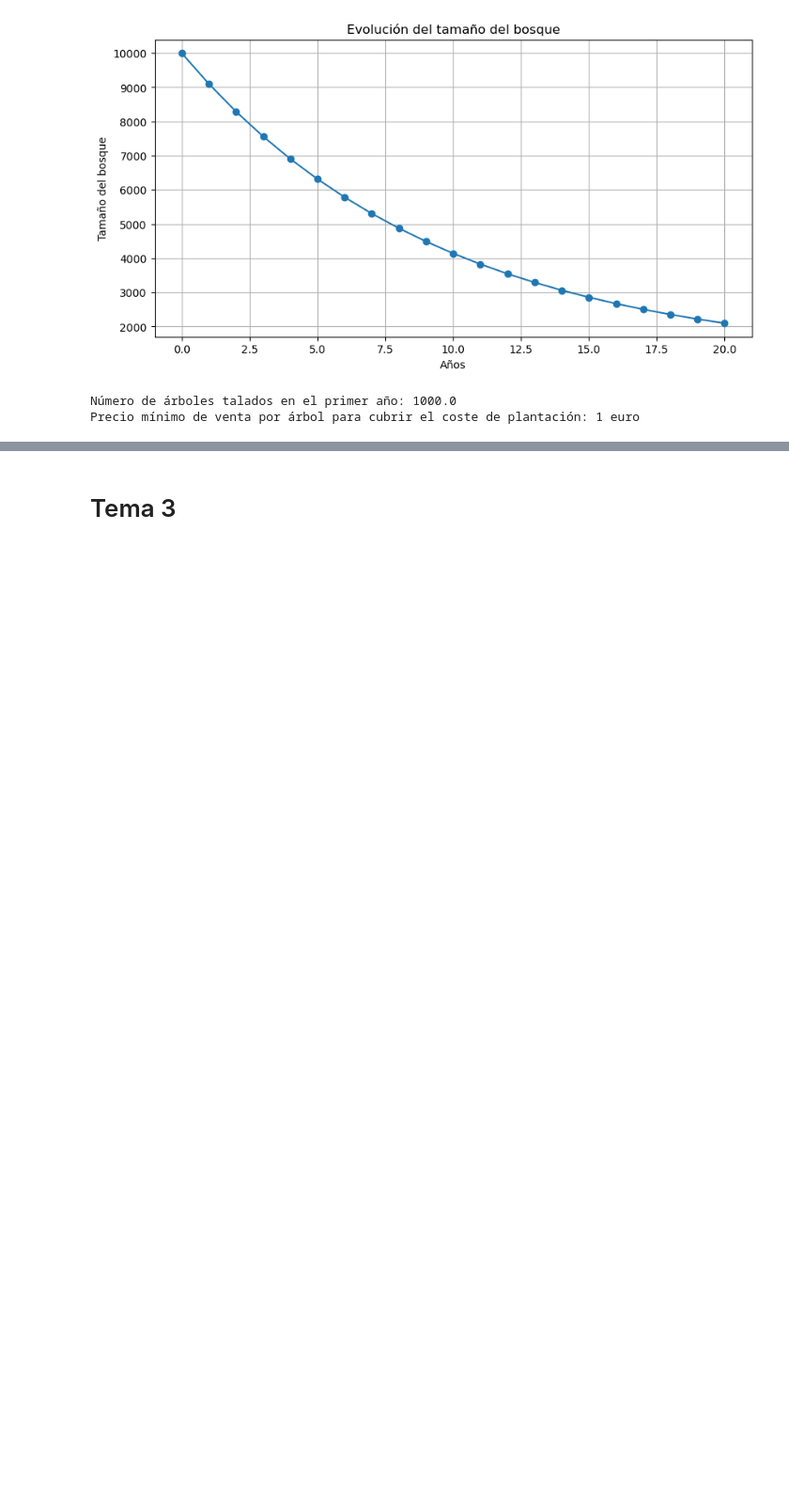
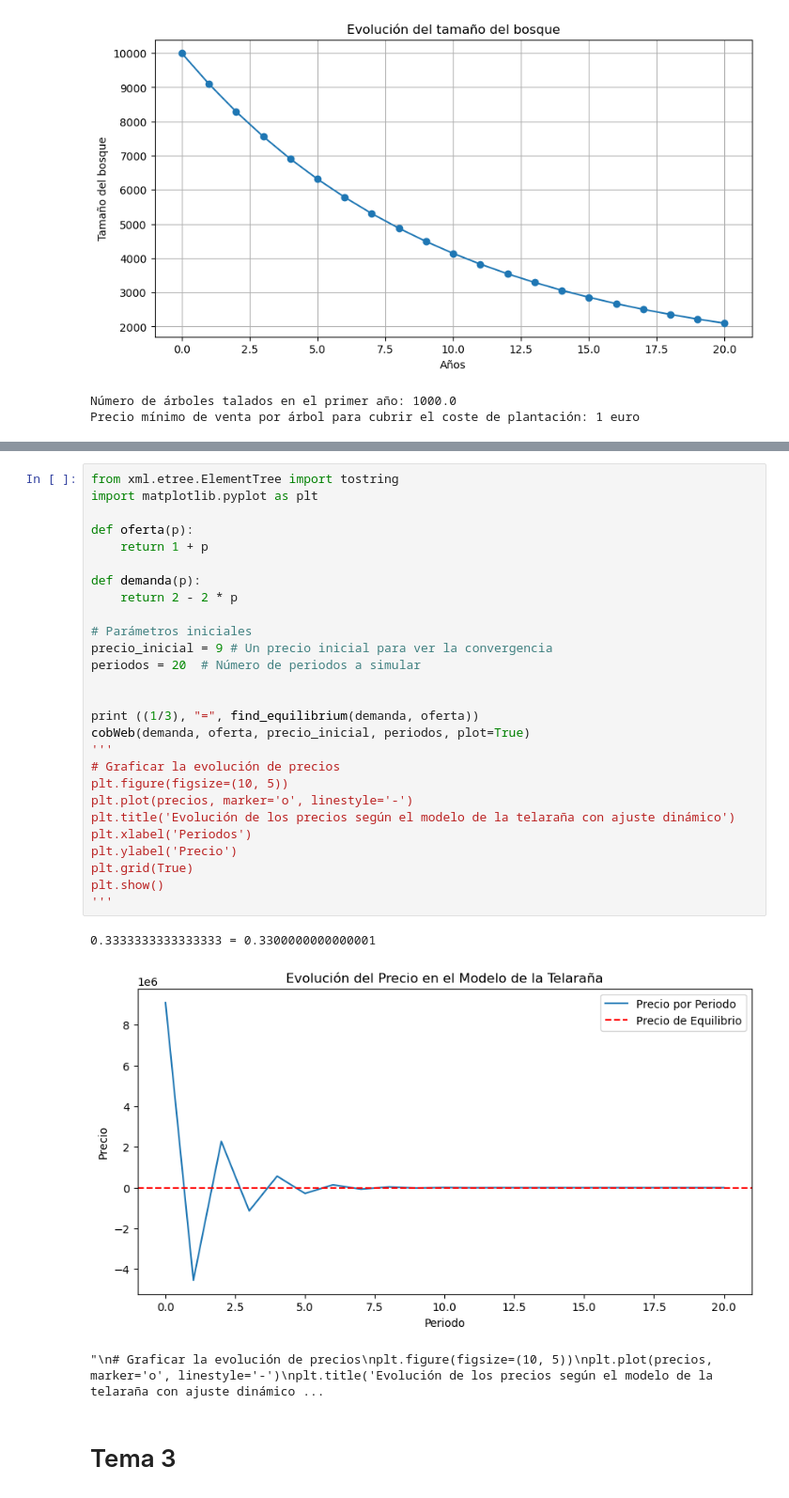
Before and after one commit to roberlks/ModelosMatematicos, a Jupyter notebook: MenuModelos.ipynb, the cells around one changed output, grey strips where cells are left out. Shown at 94% size. Drawn from its saved outputs; the diff is of its cells as text; blank space fills up the shorter version.

```diff
--- a/MenuModelos.ipynb
+++ b/MenuModelos.ipynb
@@ -453,3 +551,34 @@ Precio mínimo de venta por árbol para cubrir el coste de plantación: 1 euro
+# %%
+from xml.etree.ElementTree import tostring
+import matplotlib.pyplot as plt
+
+def oferta(p):
+    return 1 + p
+
+def demanda(p):
+    return 2 - 2 * p
+
+# Parámetros iniciales
+precio_inicial = 9 # Un precio inicial para ver la convergencia
+periodos = 20  # Número de periodos a simular
+
+
+print ((1/3), "=", find_equilibrium(demanda, oferta))
+cobWeb(demanda, oferta, precio_inicial, periodos, plot=True)
+'''
+# Graficar la evolución de precios
+plt.figure(figsize=(10, 5))
+plt.plot(precios, marker='o', linestyle='-')
+plt.title('Evolución de los precios según el modelo de la telaraña con ajuste dinámico')
+plt.xlabel('Periodos')
+plt.ylabel('Precio')
+plt.grid(True)
+plt.show()
+'''
+# %% [output]
+0.3333333333333333 = 0.3300000000000001
+[figure, added]
+"\n# Graficar la evolución de precios\nplt.figure(figsize=(10, 5))\nplt.plot(precios, marker='o', linestyle='-')\nplt.title('Evolución de los precios según el modelo de la telaraña con ajuste dinámico ...
 # %% [markdown]
 # Tema 3 #
 # %%
```
Also changed, not shown: parts of 4 cells of this notebook.
